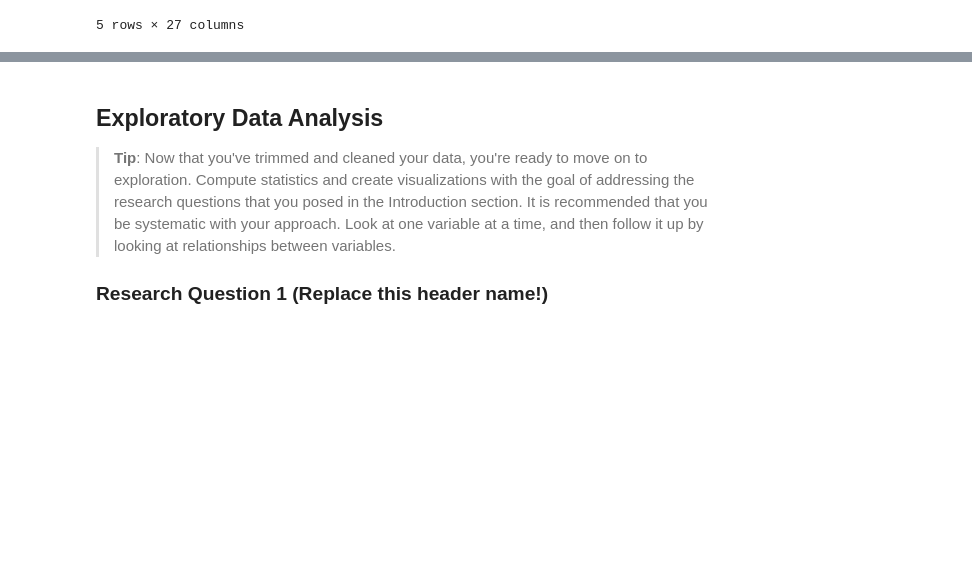
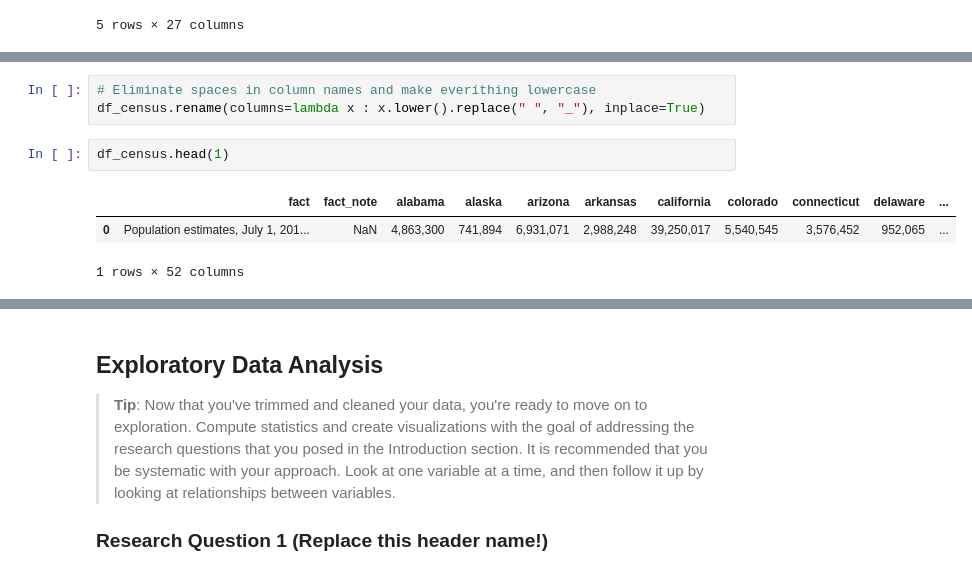
Before and after one commit to annapedroni/DAND_P2, a Jupyter notebook: investigate-US-gun-data.ipynb, the cells around one changed output, grey strips where cells are left out. Saved outputs shown, nothing was run; the diff lists cells and outputs as text; blank space fills up the shorter version.

```diff
--- a/investigate-US-gun-data.ipynb
+++ b/investigate-US-gun-data.ipynb
@@ -154,0 +204,9 @@ df_gun.head()
+# %%
+# Eliminate spaces in column names and make everithing lowercase
+df_census.rename(columns=lambda x : x.lower().replace(" ", "_"), inplace=True)
+# %%
+df_census.head(1)
+# %% [output]
+|  | fact | fact_note | alabama | alaska | arizona | arkansas | california | colorado | connecticut | delaware | ... |
+| 0 | Population estimates, July 1, 201... | NaN | 4,863,300 | 741,894 | 6,931,071 | 2,988,248 | 39,250,017 | 5,540,545 | 3,576,452 | 952,065 | ... |
+1 rows × 52 columns
```
Also changed, not shown: parts of 16 cells of this notebook.
